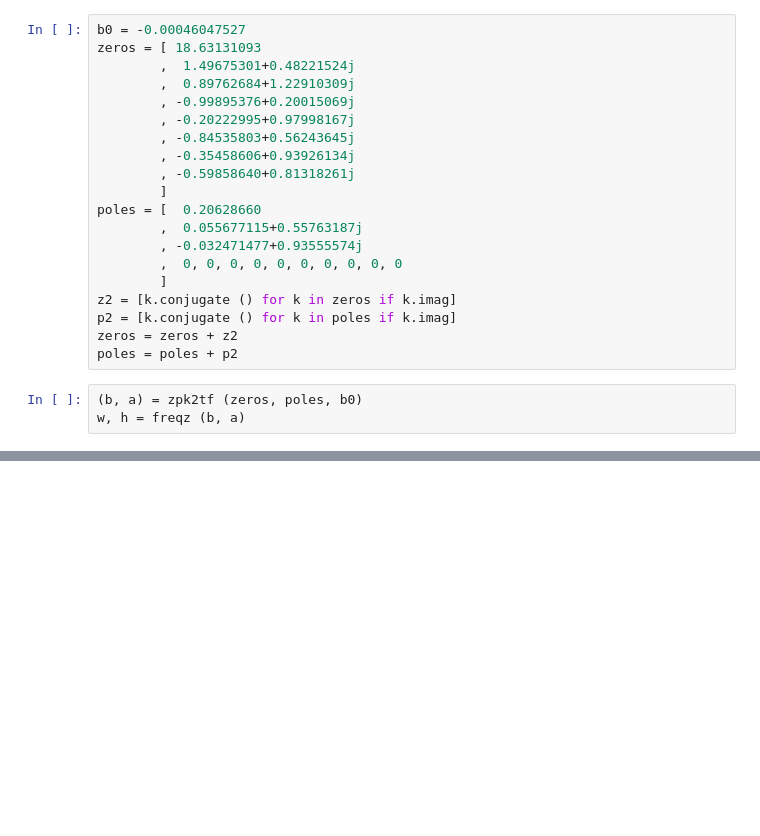
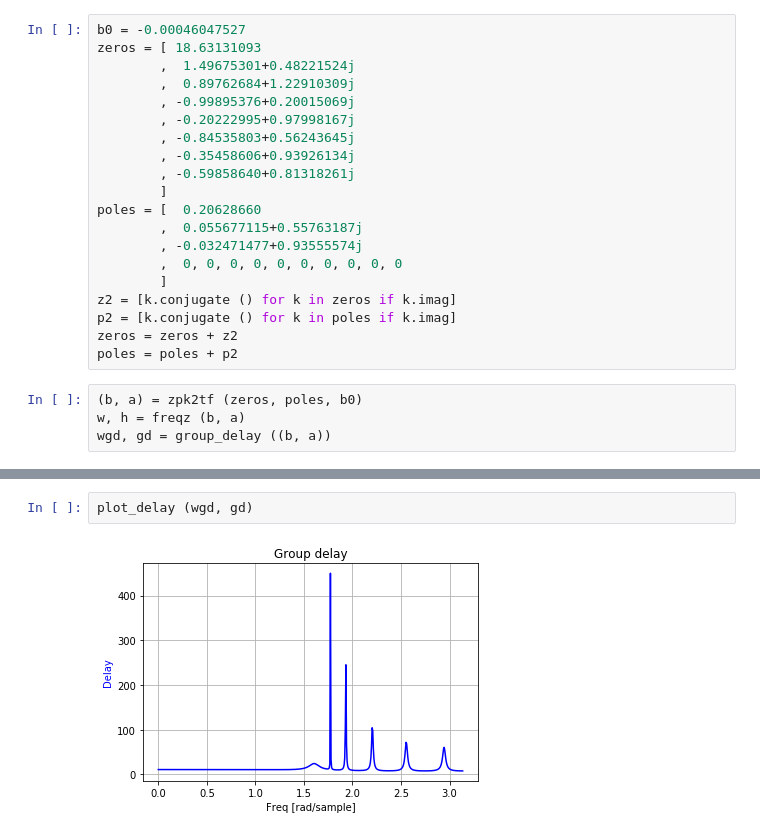
Before and after one commit to schlatterbeck/filter-optimizer, a Jupyter notebook: IIR_Filter.ipynb, the cells around one changed output, grey strips where cells are left out. Drawn from its saved outputs; the diff is of its cells as text; blank space fills up the shorter version.

```diff
--- a/IIR_Filter.ipynb
+++ b/IIR_Filter.ipynb
@@ -92,4 +111,5 @@ poles = poles + p2
 # %%
 (b, a) = zpk2tf (zeros, poles, b0)
 w, h = freqz (b, a)
+wgd, gd = group_delay ((b, a))
 # %%
@@ -97,2 +117,6 @@ plotit (w, h)
 # %% [output]
 [figure]
+# %%
+plot_delay (wgd, gd)
+# %% [output]
+[figure, added]
```
Also changed, not shown: parts of 18 cells of this notebook.
